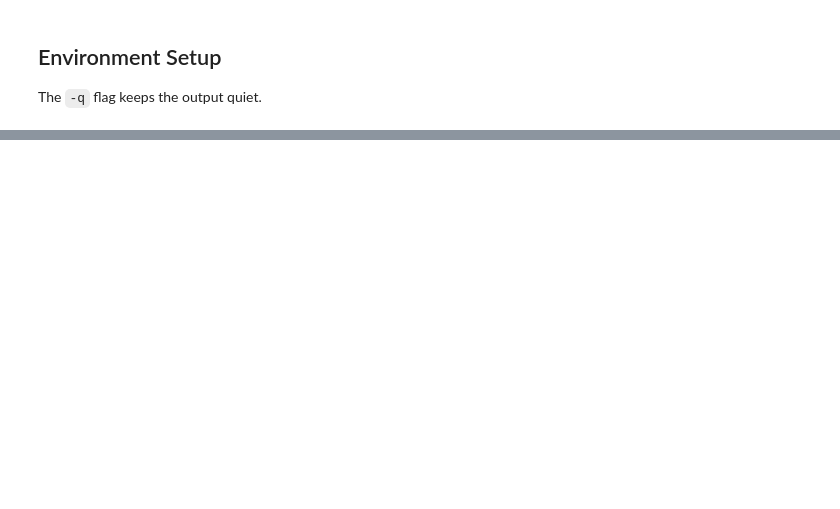
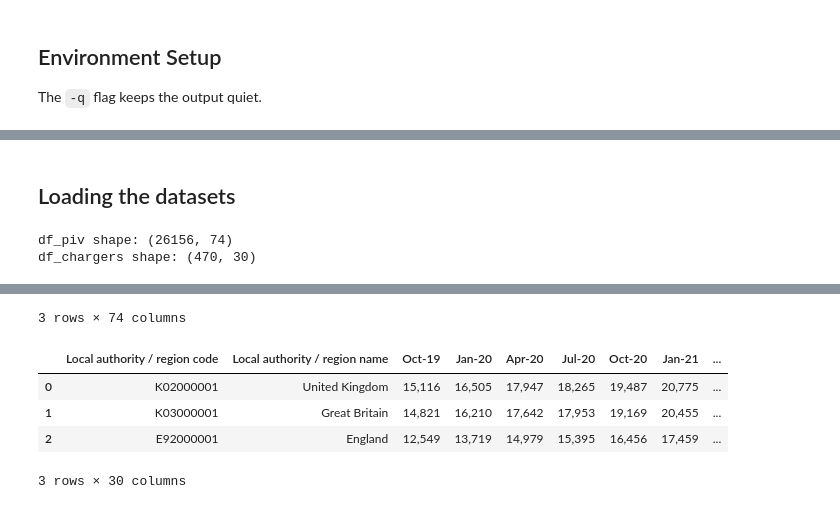
Before and after one commit to leon72305-source/DSAI_FINAL, a Jupyter notebook: DSandAIP2027_Drafts.ipynb, the cells around one changed output, grey strips where cells are left out. Drawn from its saved outputs; the diff is of its cells as text; code cells hidden in the pictures; blank space fills up the shorter version.

Commit message:
Commit: Dataset Timeline Cleaned

```diff
--- a/DSandAIP2027_Drafts.ipynb
+++ b/DSandAIP2027_Drafts.ipynb
@@ -57,0 +30,16 @@ Loaded successfully! Initial Shape: (468, 30)
+# %% [markdown]
+## Loading the datasets
+# %%
+folder_path = "/content/drive/MyDrive/DataSet/"
+
+df_piv = pd.read_csv(folder_path + "veh0142.csv", header=4)
+df_chargers = pd.read_csv(folder_path + "evci9001.csv", header=2)
+
+print("df_piv shape:", df_piv.shape)
+print("df_chargers shape:", df_chargers.shape)
+
+display(df_piv.head(3))
+display(df_chargers.head(3))
+# %% [output]
+df_piv shape: (26156, 74)
+df_chargers shape: (470, 30)
@@ -57,0 +50,6 @@ Loaded successfully! Initial Shape: (468, 30)
+3 rows × 74 columns
+|  | Local authority / region code | Local authority / region name | Oct-19 | Jan-20 | Apr-20 | Jul-20 | Oct-20 | Jan-21 | ... |
+| 0 | K02000001 | United Kingdom | 15,116 | 16,505 | 17,947 | 18,265 | 19,487 | 20,775 | ... |
+| 1 | K03000001 | Great Britain | 14,821 | 16,210 | 17,642 | 17,953 | 19,169 | 20,455 | ... |
+| 2 | E92000001 | England | 12,549 | 13,719 | 14,979 | 15,395 | 16,456 | 17,459 | ... |
+3 rows × 30 columns
```
Also changed, not shown: parts of 7 cells of this notebook.
